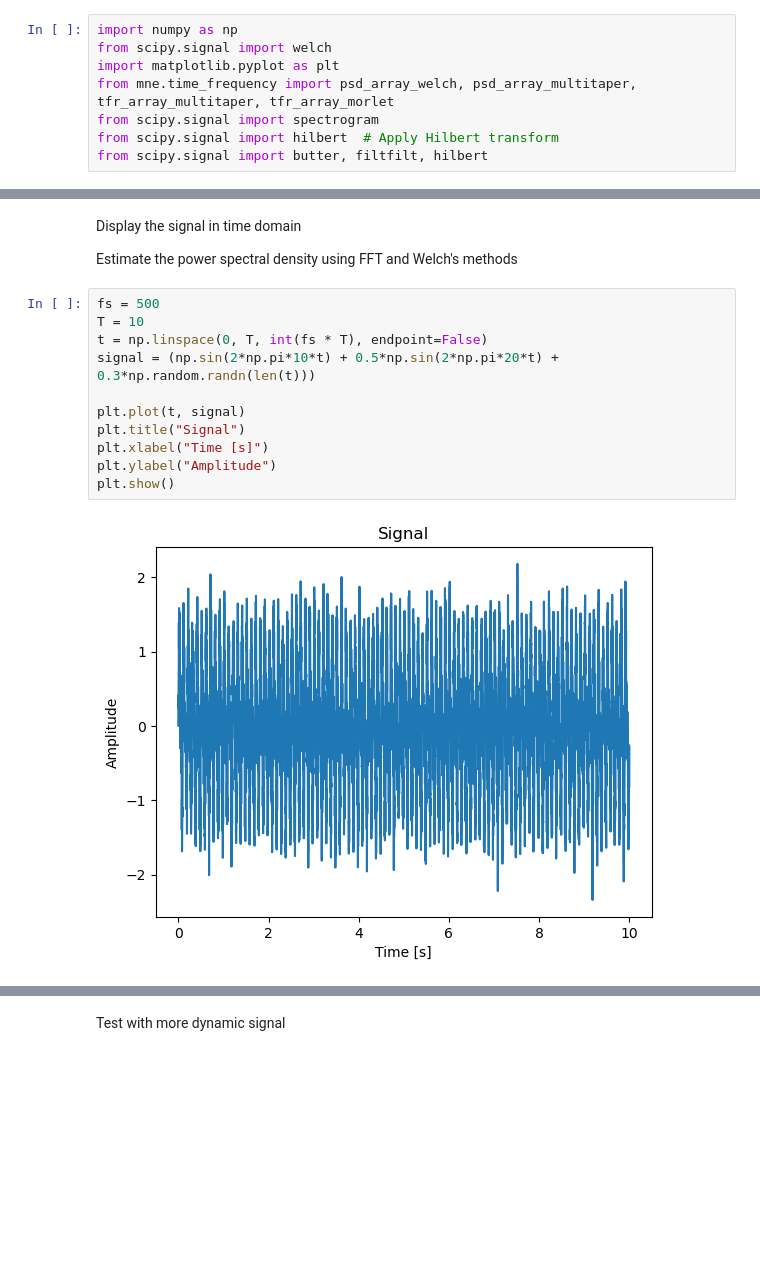
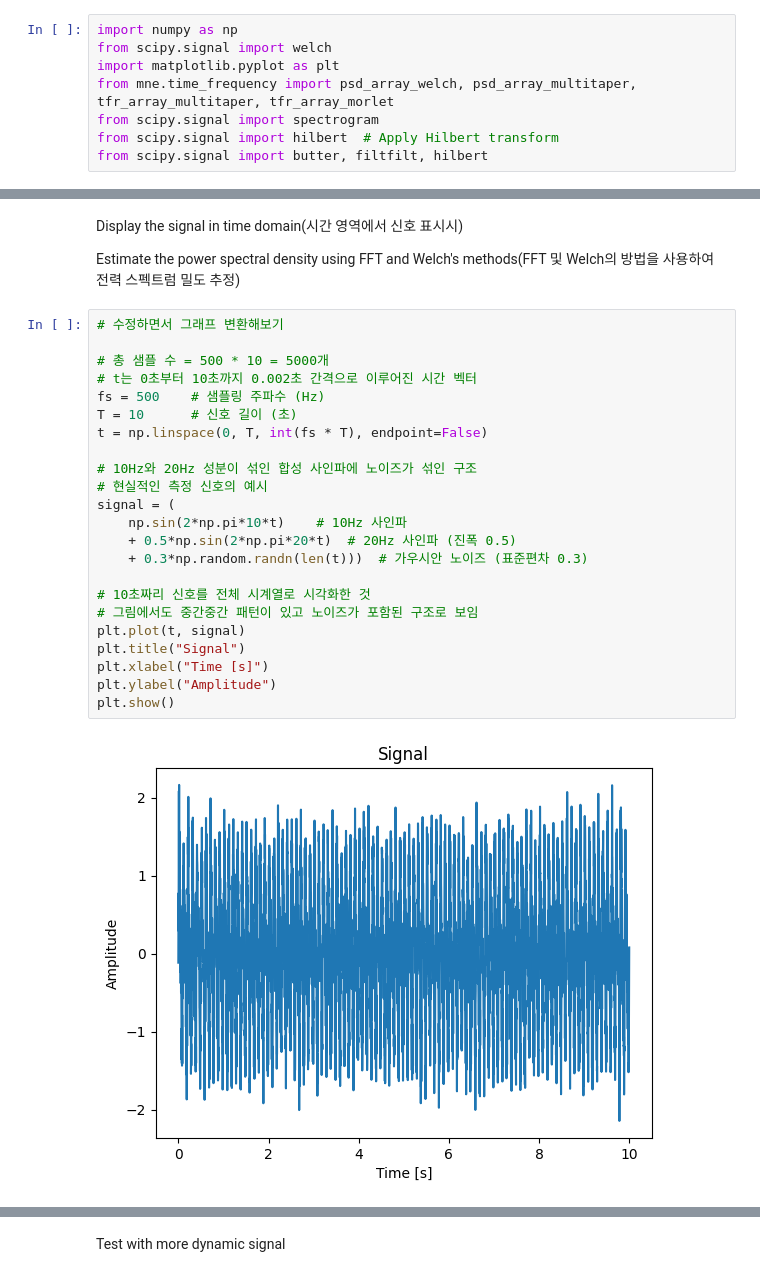
Before and after one commit to dlekdms2021/Lecture_digital_pattern_recognition, a Jupyter notebook: week6_timefrequency_analysis/practice.ipynb, the cells around one changed output, grey strips where cells are left out. Cells and saved outputs as stored; diff of their text form; blank space fills up the shorter version.

```diff
--- a/week6_timefrequency_analysis/practice.ipynb
+++ b/week6_timefrequency_analysis/practice.ipynb
@@ -23,17 +32,29 @@ x += rng.normal(scale=np.sqrt(noise_power), size=time.shape)
 # %% [markdown]
-Display the signal in time domain
+Display the signal in time domain(시간 영역에서 신호 표시시)
 
-Estimate the power spectral density using FFT and Welch's methods
+Estimate the power spectral density using FFT and Welch's methods(FFT 및 Welch의 방법을 사용하여 전력 스펙트럼 밀도 추정)
 # %%
-fs = 500
-T = 10
+# 수정하면서 그래프 변환해보기
+
+# 총 샘플 수 = 500 * 10 = 5000개
+# t는 0초부터 10초까지 0.002초 간격으로 이루어진 시간 벡터
+fs = 500    # 샘플링 주파수 (Hz)
+T = 10      # 신호 길이 (초)
 t = np.linspace(0, T, int(fs * T), endpoint=False)
-signal = (np.sin(2*np.pi*10*t) + 0.5*np.sin(2*np.pi*20*t) + 0.3*np.random.randn(len(t)))
 
+# 10Hz와 20Hz 성분이 섞인 합성 사인파에 노이즈가 섞인 구조
+# 현실적인 측정 신호의 예시
+signal = (
+    np.sin(2*np.pi*10*t)    # 10Hz 사인파
+    + 0.5*np.sin(2*np.pi*20*t)  # 20Hz 사인파 (진폭 0.5)
+    + 0.3*np.random.randn(len(t)))  # 가우시안 노이즈 (표준편차 0.3)
+
+# 10초짜리 신호를 전체 시계열로 시각화한 것
+# 그림에서도 중간중간 패턴이 있고 노이즈가 포함된 구조로 보임
 plt.plot(t, signal)
 plt.title("Signal")
 plt.xlabel("Time [s]")
 plt.ylabel("Amplitude")
 plt.show()
 # %% [output]
-[figure, old version]
+[figure, new version]
```
Also changed, not shown: parts of 47 cells of this notebook, 21 other files.
